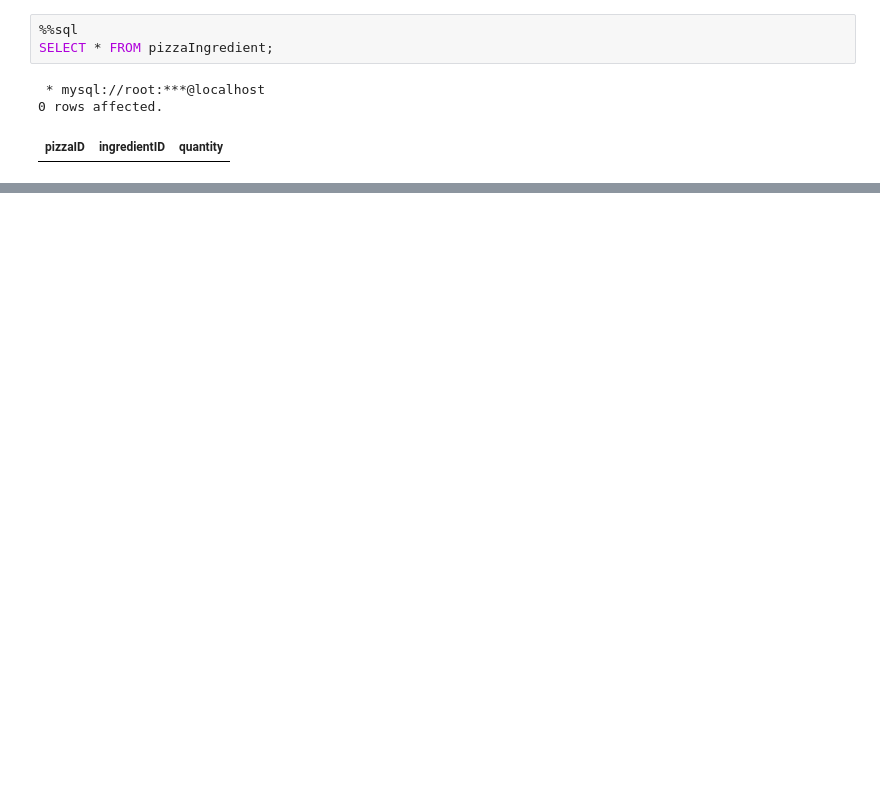
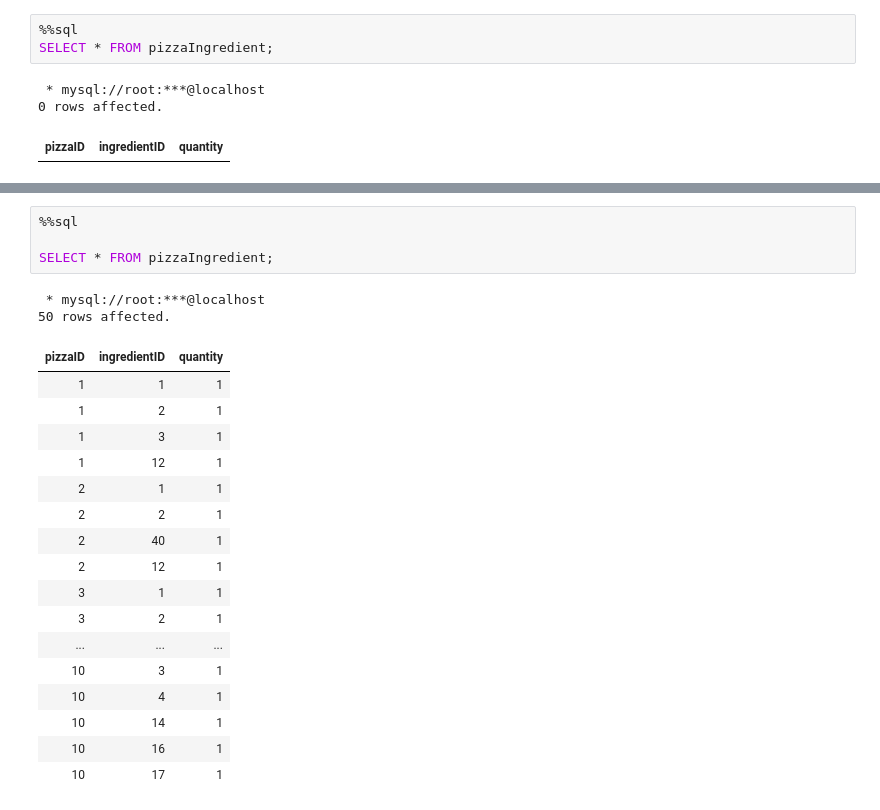
Before and after one commit to misia732/databases_project, a Jupyter notebook: shema.ipynb, the cells around one changed output, grey strips where cells are left out. Saved outputs shown, nothing was run; the diff lists cells and outputs as text; blank space fills up the shorter version.

```diff
--- a/shema.ipynb
+++ b/shema.ipynb
@@ -208,0 +378,24 @@ SELECT * FROM pizzaIngredient;
+# %%
+%%sql
+
+SELECT * FROM pizzaIngredient;
+# %% [output]
+ * mysql://root:***@localhost
+50 rows affected.
+| pizzaID | ingredientID | quantity |
+| 1 | 1 | 1 |
+| 1 | 2 | 1 |
+| 1 | 3 | 1 |
+| 1 | 12 | 1 |
+| 2 | 1 | 1 |
+| 2 | 2 | 1 |
+| 2 | 40 | 1 |
+| 2 | 12 | 1 |
+| 3 | 1 | 1 |
+| 3 | 2 | 1 |
+| ... | ... | ... |
+| 10 | 3 | 1 |
+| 10 | 4 | 1 |
+| 10 | 14 | 1 |
+| 10 | 16 | 1 |
+| 10 | 17 | 1 |
```
Also changed, not shown: parts of 14 cells of this notebook, 4 other files.
